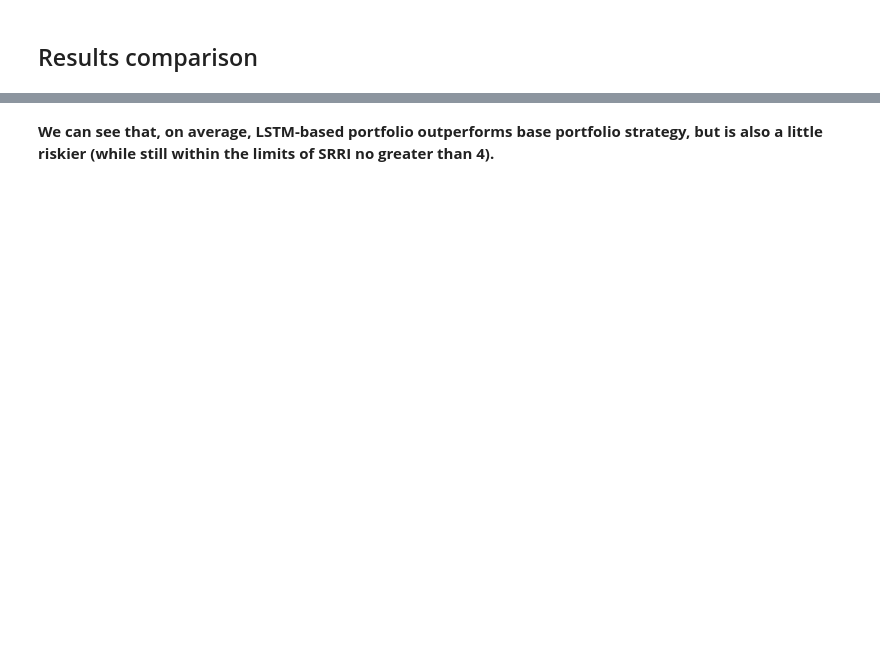
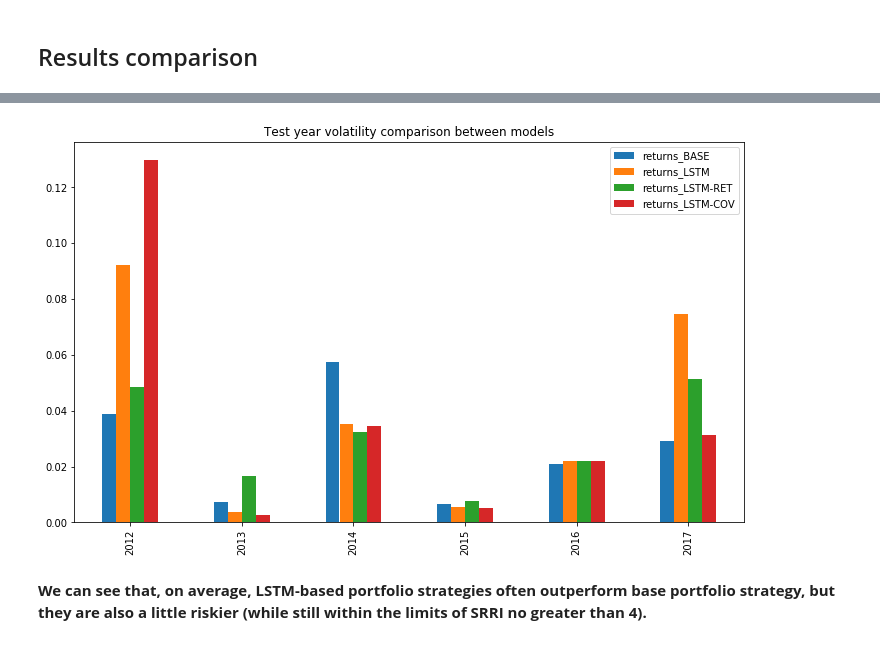
Before and after one commit to kowaalczyk/quant-invest, a Jupyter notebook: Summary.ipynb, the cells around one changed output, grey strips where cells are left out. Drawn from its saved outputs; the diff is of its cells as text; code cells hidden in the pictures; blank space fills up the shorter version.

```diff
--- a/Summary.ipynb
+++ b/Summary.ipynb
@@ -598,3 +703,9 @@ dtype: float64
+# %%
+combined_summary[[col for col in combined_summary.columns if 'returns' in col]].plot(kind='bar', figsize=(12,7))
+plt.title("Test year volatility comparison between models")
+plt.show()
+# %% [output]
+[figure, added]
 # %% [markdown]
-**We can see that, on average, LSTM-based portfolio outperforms base portfolio strategy,
-but is also a little riskier (while still within the limits of SRRI no greater than 4).**
+**We can see that, on average, LSTM-based portfolio strategies often outperform base portfolio strategy,
+but they are also a little riskier (while still within the limits of SRRI no greater than 4).**
```
Also changed, not shown: parts of 14 cells of this notebook, 12 other files.
